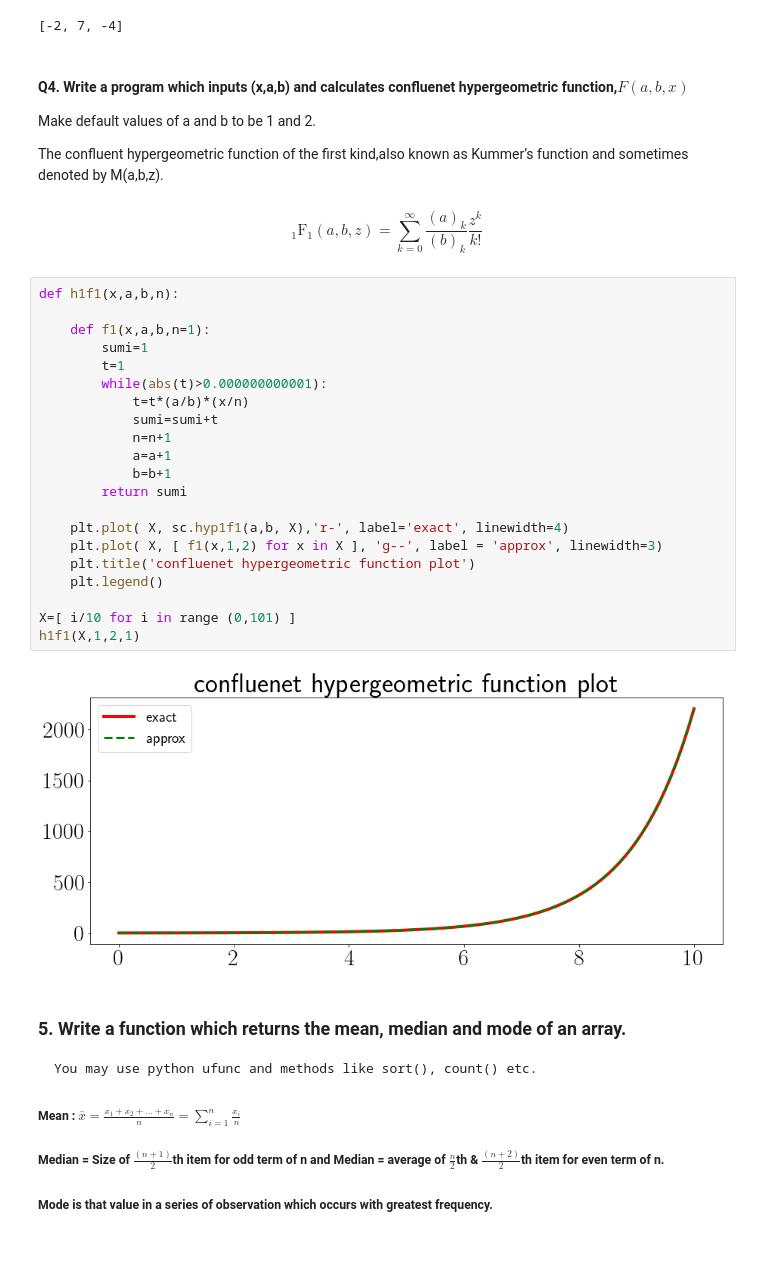
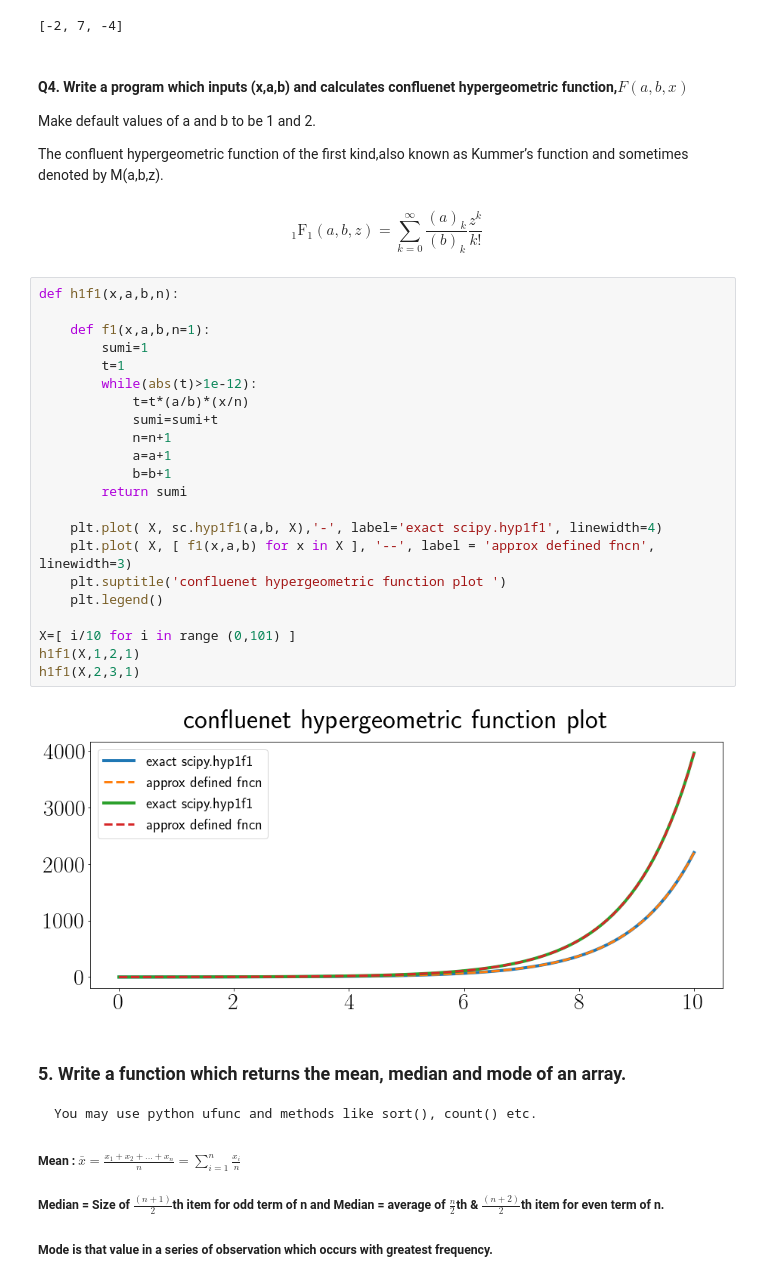
Before and after one commit to Chaks1603/-Computational-Physics-WBSU-, a Jupyter notebook: Semester 1/Numpy and Matplotlib.ipynb, the cells around one changed output. Saved outputs shown, nothing was run; the diff lists cells and outputs as text; blank space fills up the shorter version.

```diff
--- a/Semester 1/Numpy and Matplotlib.ipynb
+++ b/Semester 1/Numpy and Matplotlib.ipynb
@@ -52,30 +52,31 @@ cross_product(a,b)
 Make default values of a and b to be 1 and 2.
 
   The confluent hypergeometric function of the first kind,also known as Kummer’s function and sometimes denoted by M(a,b,z).
-#### $$\displaystyle{{}^{}{\phantom{1}_1}\text{F}_1(a,b,z)=\sum_{k=0}^\infty \frac{(a)_k}{(b)_k} \frac{z^k}{k!}}$$
+#### $$\displaystyle{{}^{}{\phantom{1}_1}\text{F}_1(a,b,z)={\sum_{k=0}^\infty} \frac{(a)_k}{(b)_k} \frac{z^k}{k!}}$$
 # %%
 def h1f1(x,a,b,n):
 
     def f1(x,a,b,n=1):
         sumi=1
         t=1
-        while(abs(t)>0.000000000001):
+        while(abs(t)>1e-12):
             t=t*(a/b)*(x/n)
             sumi=sumi+t
             n=n+1
             a=a+1
             b=b+1
         return sumi
 
-    plt.plot( X, sc.hyp1f1(a,b, X),'r-', label='exact', linewidth=4)
-    plt.plot( X, [ f1(x,1,2) for x in X ], 'g--', label = 'approx', linewidth=3)
-    plt.title('confluenet hypergeometric function plot')
+    plt.plot( X, sc.hyp1f1(a,b, X),'-', label='exact scipy.hyp1f1', linewidth=4)
+    plt.plot( X, [ f1(x,a,b) for x in X ], '--', label = 'approx defined fncn', linewidth=3)
+    plt.suptitle('confluenet hypergeometric function plot ')
     plt.legend()
 
 X=[ i/10 for i in range (0,101) ]
 h1f1(X,1,2,1)
+h1f1(X,2,3,1)
 # %% [output]
-[figure, old version]
+[figure, new version]
 # %% [markdown]
 ### 5. Write a function which returns the mean, median and mode of an array.
     You may use python ufunc and methods like sort(), count() etc.
```
Also changed, not shown: parts of 8 cells of this notebook.
